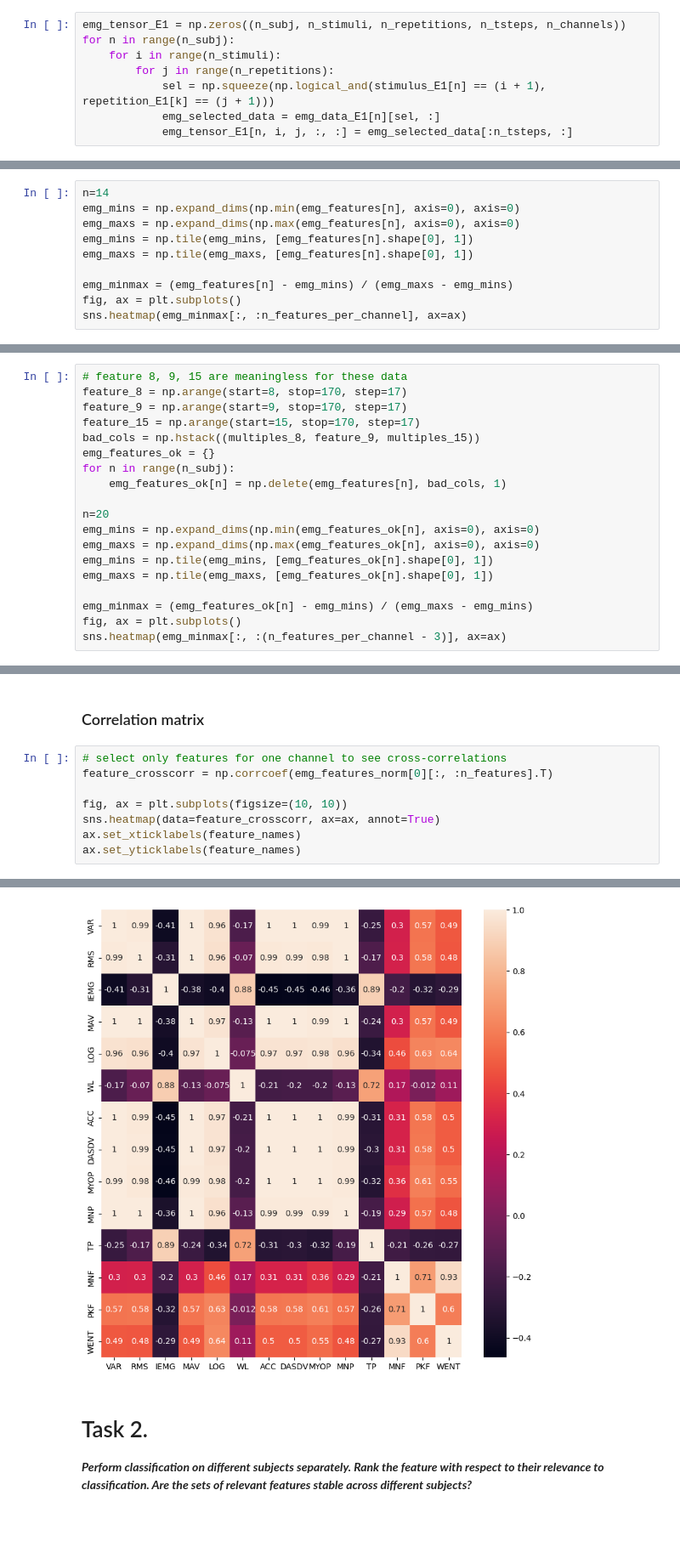
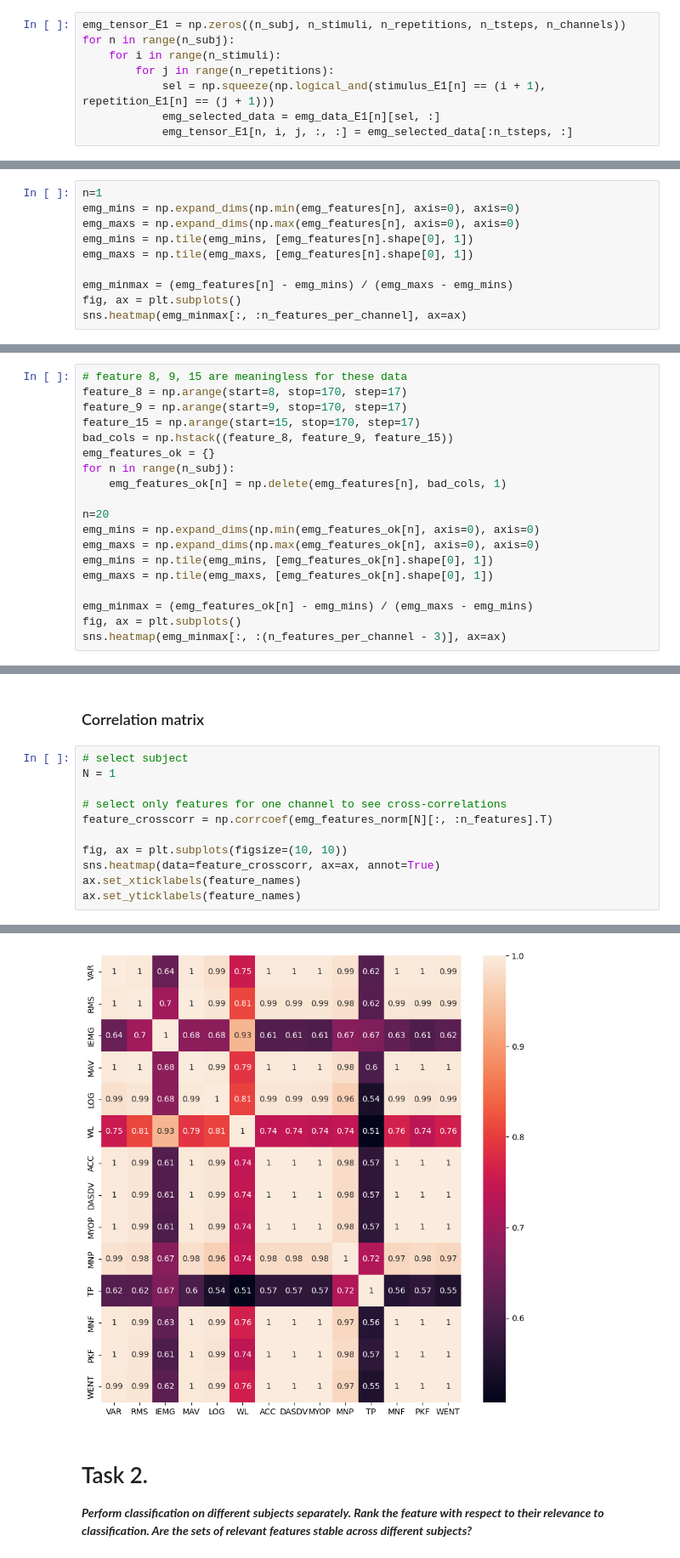
Before and after one commit to mkondracki/miniproject3, a Jupyter notebook: feature_extraction.ipynb, the cells around one changed output, grey strips where cells are left out. Shown at 85% size. Drawn from its saved outputs; the diff is of its cells as text; blank space fills up the shorter version.

```diff
--- a/feature_extraction.ipynb
+++ b/feature_extraction.ipynb
@@ -46,7 +46,7 @@ emg_tensor_E1 = np.zeros((n_subj, n_stimuli, n_repetitions, n_tsteps, n_channels
 for n in range(n_subj):
     for i in range(n_stimuli):
         for j in range(n_repetitions):
-            sel = np.squeeze(np.logical_and(stimulus_E1[n] == (i + 1), repetition_E1[k] == (j + 1)))
+            sel = np.squeeze(np.logical_and(stimulus_E1[n] == (i + 1), repetition_E1[n] == (j + 1)))
             emg_selected_data = emg_data_E1[n][sel, :]
             emg_tensor_E1[n, i, j, :, :] = emg_selected_data[:n_tsteps, :]
 # %%
@@ -304,7 +304,7 @@ np.expand_dims(np.min(emg_features, axis=0), axis=0).shape
 # %% [output]
 (1,)
 # %%
-n=14
+n=1
 emg_mins = np.expand_dims(np.min(emg_features[n], axis=0), axis=0)
 emg_maxs = np.expand_dims(np.max(emg_features[n], axis=0), axis=0)
 emg_mins = np.tile(emg_mins, [emg_features[n].shape[0], 1])
@@ -329,7 +329,7 @@ Features 8, 9 and 15 are meaningless.
 feature_8 = np.arange(start=8, stop=170, step=17)
 feature_9 = np.arange(start=9, stop=170, step=17)
 feature_15 = np.arange(start=15, stop=170, step=17)
-bad_cols = np.hstack((multiples_8, feature_9, multiples_15))
+bad_cols = np.hstack((feature_8, feature_9, feature_15))
 emg_features_ok = {}
 for n in range(n_subj):
     emg_features_ok[n] = np.delete(emg_features[n], bad_cols, 1)
@@ -469,29 +470,32 @@ Here we can observe large difference between patients 0 and patient 13. For some
 # %% [markdown]
 ### Correlation matrix
 # %%
+# select subject
+N = 1
+
 # select only features for one channel to see cross-correlations
-feature_crosscorr = np.corrcoef(emg_features_norm[0][:, :n_features].T)
+feature_crosscorr = np.corrcoef(emg_features_norm[N][:, :n_features].T)
 
 fig, ax = plt.subplots(figsize=(10, 10))
 sns.heatmap(data=feature_crosscorr, ax=ax, annot=True)
 ax.set_xticklabels(feature_names)
 ax.set_yticklabels(feature_names)
 # %% [output]
 [Text(0, 0.5, 'VAR'),
  Text(0, 1.5, 'RMS'),
  Text(0, 2.5, 'IEMG'),
  Text(0, 3.5, 'MAV'),
  Text(0, 4.5, 'LOG'),
  Text(0, 5.5, 'WL'),
  Text(0, 6.5, 'ACC'),
  Text(0, 7.5, 'DASDV'),
  Text(0, 8.5, 'MYOP'),
  Text(0, 9.5, 'MNP'),
  Text(0, 10.5, 'TP'),
  Text(0, 11.5, 'MNF'),
  Text(0, 12.5, 'PKF'),
  Text(0, 13.5, 'WENT')]
-[figure, old version]
+[figure, new version]
 # %% [markdown]
 # Task 2.
 ***Perform classification on different subjects separately. Rank the feature with respect to their relevance to classification. Are the sets of relevant features stable across different subjects?***
```
Also changed, not shown: parts of 13 cells of this notebook.
